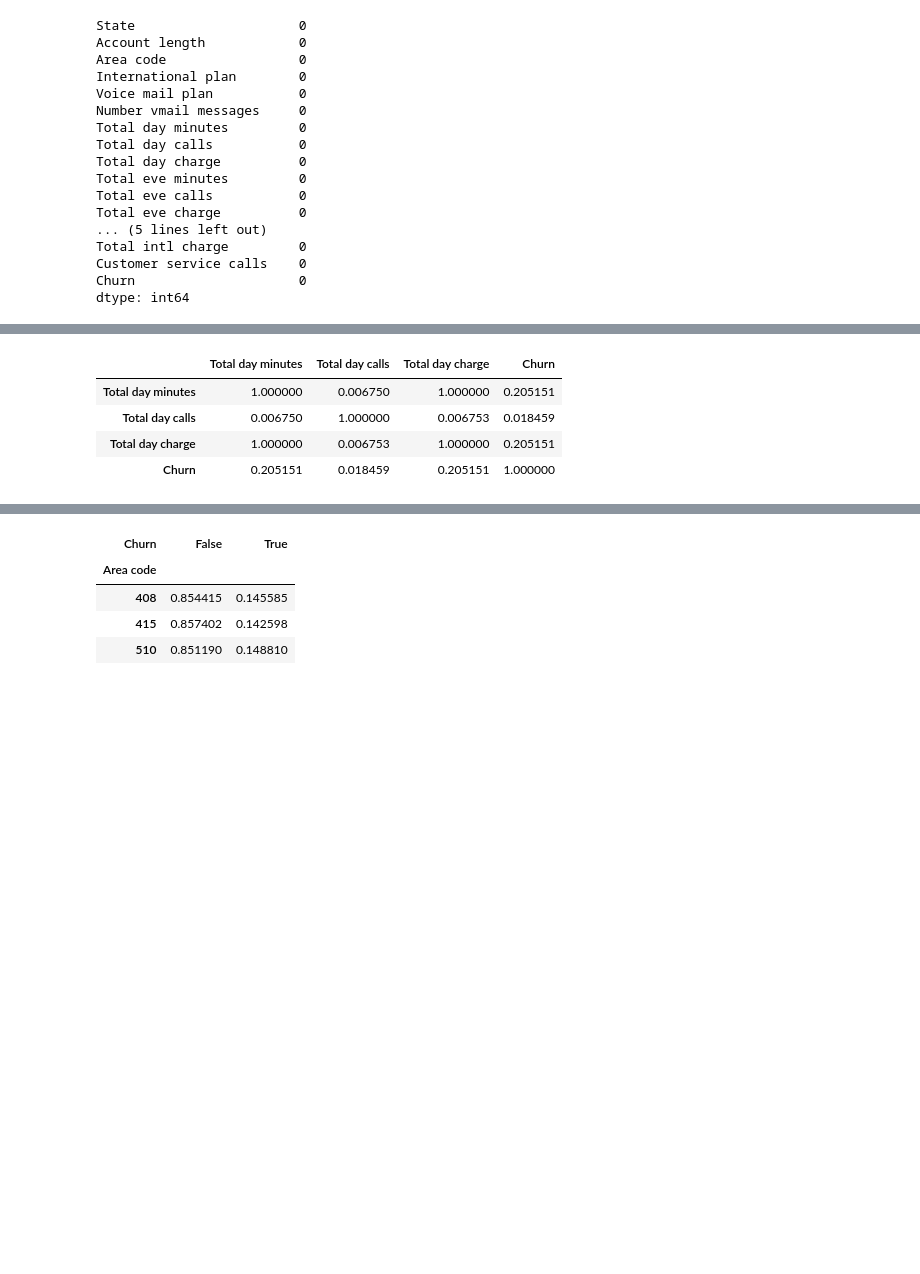
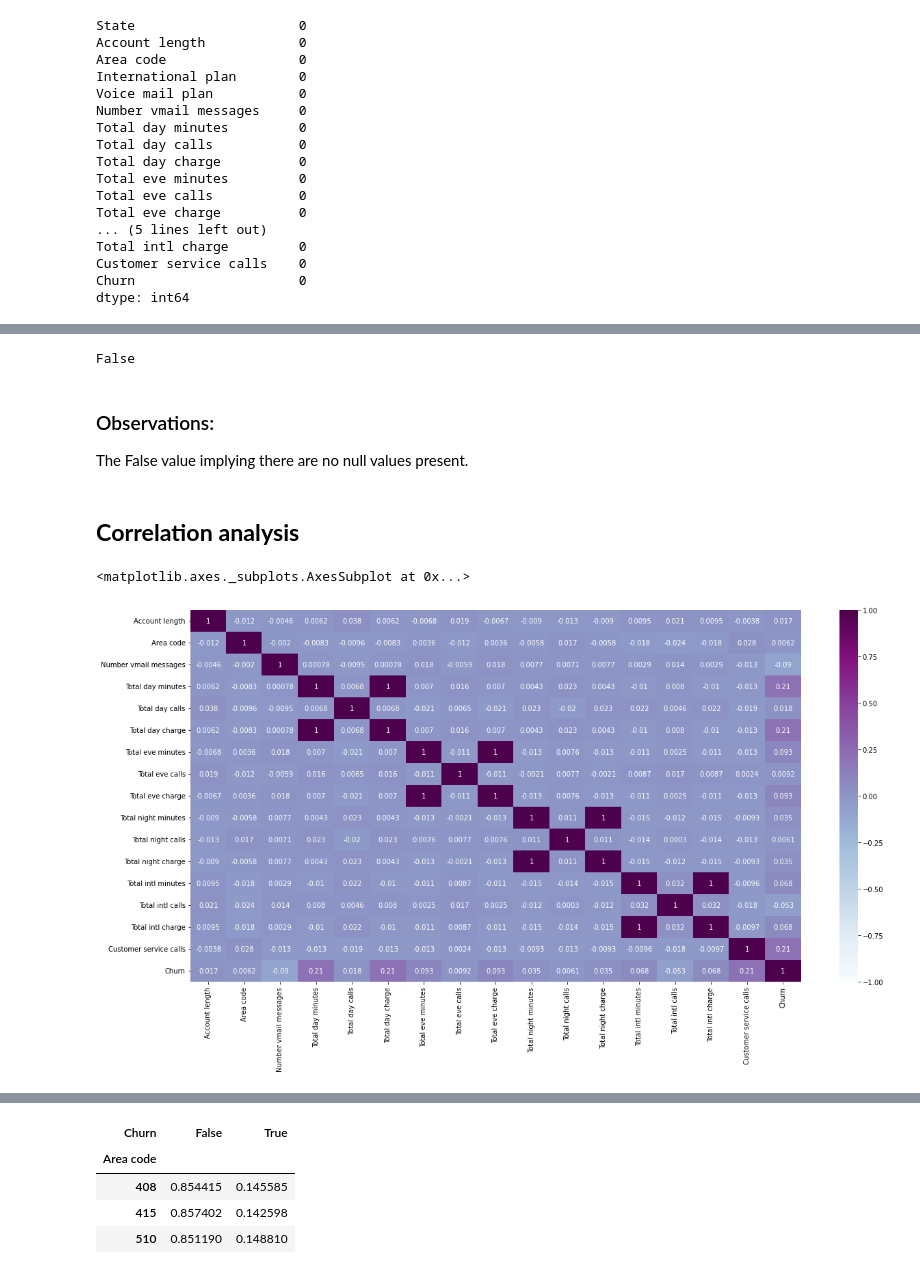
Before and after one commit to Aishani1234/Telecom-churn-data-analysis, a Jupyter notebook: Aishani_B_Roy_Telecom_Churn_Analysis_Capstone_Project.ipynb, the cells around one changed output, grey strips where cells are left out. Cells and saved outputs as stored; diff of their text form; code cells hidden in the pictures; blank space fills up the shorter version.

Commit message:
Analysis section update

```diff
--- a/Aishani_B_Roy_Telecom_Churn_Analysis_Capstone_Project.ipynb
+++ b/Aishani_B_Roy_Telecom_Churn_Analysis_Capstone_Project.ipynb
@@ -124,6 +190,3 @@ Total intl charge         0
 Customer service calls    0
 Churn                     0
 dtype: int64
-# %%
-# Churn : bool to int
-df['Churn']=df['Churn'].astype(int)
@@ -139,9 +192,0 @@ df.head()
-# %%
-df_day=df[['Total day minutes','Total day calls','Total day charge','Churn']]
-df_day.corr()
-# %% [output]
-|  | Total day minutes | Total day calls | Total day charge | Churn |
-| Total day minutes | 1.000000 | 0.006750 | 1.000000 | 0.205151 |
-| Total day calls | 0.006750 | 1.000000 | 0.006753 | 0.018459 |
-| Total day charge | 1.000000 | 0.006753 | 1.000000 | 0.205151 |
-| Churn | 0.205151 | 0.018459 | 0.205151 | 1.000000 |
@@ -150,0 +193,16 @@ import matplotlib.pyplot as plt
+# %%
+df.isnull().values.any()
+# %% [output]
+False
+# %% [markdown]
+### Observations:
+The False value implying there are no null values present.
+# %% [markdown]
+## **Correlation analysis**
+# %%
+#Visualization of correlations using correlation heatmap
+plt.figure(figsize=(20,10))
+sns.heatmap(df.corr(), vmin=-1, cmap='BuPu', annot=True)
+# %% [output]
+<matplotlib.axes._subplots.AxesSubplot at 0x...>
+[figure, added]
```
Also changed, not shown: parts of 25 cells of this notebook.
